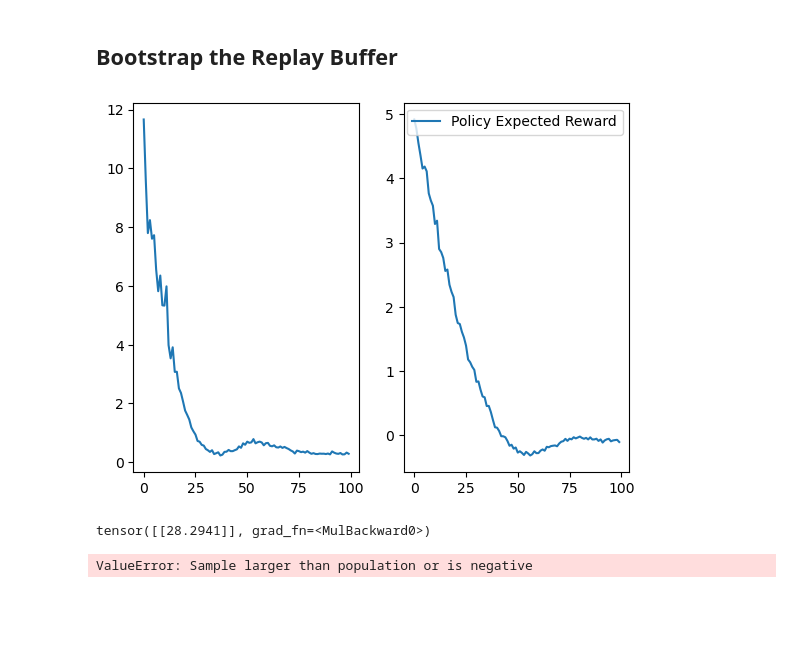
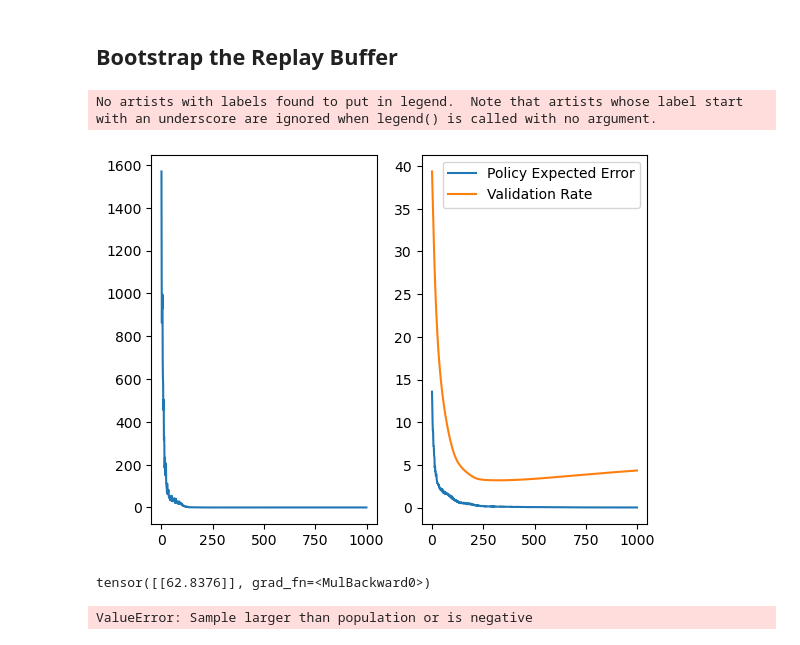
Before and after one commit to ottersome/RL_SamplingRate, a Jupyter notebook: ground_truth.ipynb, the cells around one changed output. Drawn from its saved outputs; the diff is of its cells as text; code cells hidden in the pictures; blank space fills up the shorter version.

Commit message:
Training shows sign of converging in the right numbers with the right seeds.

```diff
--- a/ground_truth.ipynb
+++ b/ground_truth.ipynb
@@ -974,7 +974,7 @@ class Critic(nn.Module):
         x = torch.cat((states, action), dim=1)
         x = F.relu(self.fc1(x))
         x = self.fc2(x)
-        return x
+        return torch.exp(x)
 # Replay buffer
 
 class ReplayBuffer:
@@ -1019,7 +1019,7 @@ class Args2:
   coptimizer_lr = 1e-3
   clipping_limit = 64 # Sampling rate no Bigger than this.
   detection_guesses =10000
-  num_epochs = 100
+  num_epochs = 1000
   num_replay_samples = 1 # How many batches do we sample at a time to learn
 # Data Class
 class MetaState:
@@ -1083,7 +1083,7 @@ def populate_replay_buffer(rbuffer,num_of_examples, guesses_per_rate = 64):
             roe = RaceOfExponentials(args2.length,rates[true_hyps[j]][i],state_limit=args2.state_limit)
             holdTimes_tape, state_tape = roe.generate_history(args2.init_state)
             # Action Performance(Sampling At Rate)
-            tape = quick_sample(smp_rates[i],state_tape,holdTimes_tape,2)
+            tape = quick_sample(smp_rates[i],state_tape,holdTimes_tape,10)
 
             # Get the corresponding Losses
             errors[i] += take_a_guess(tape, p0,p1)  != true_hyps[j]
@@ -1108,7 +1108,8 @@ populate_replay_buffer(rbuffer,args2.batch_size)
 epochs = tqdm(range(args2.num_epochs))
 qvalue_loss = []
 policyExpectedReward = []
-for e in range(args2.num_epochs):
+val_srate = []
+for e in epochs:
     poptimizer.zero_grad()
     coptimizer.zero_grad()
     ########################################
@@ -1123,41 +1124,50 @@ for e in range(args2.num_epochs):
 
     # Since We We are Doing Accuracy We have to create
     ########################################
     # Update Networks
     ########################################
     # Calculate the Losses
     loss_Q = (1/args2.batch_size)*torch.sum(torch.pow(critic(states, actions) - y,2))
     loss_P = (1/args2.batch_size)*torch.sum(critic(states, policy(states)))
 
     # Learn
     loss_Q.backward()
     loss_P.backward()
     poptimizer.step()
     coptimizer.step()
 
     # In this one particular case we have a single point that is global max so it would be
     # best to use optimized policy to do some exploration
     qvalue_loss.append(loss_Q.item())
     policyExpectedReward.append(loss_P.item())
 
-    epochs.set_description('Total Rewards {}, Loss_Q {} and loss_P {}'.format(rewards.sum(), loss_Q.item(), loss_P.item()))
+    # Validate with a known global min:
+    validation_input = torch.tensor([[4/10,12/10,100/10,122/10]])
+    policy.eval()
+    with torch.no_grad():
+        val_srate.append(float(policy(validation_input).squeeze(-1).item()))
+    policy.train()
 
+    epochs.set_description('Val Samp Rate {}, Loss_Q {} and loss_P {}'.format(val_srate[-1], loss_Q.item(), loss_P.item()))
 
     ## Prep for Next Iteration
     # Keep On Adding More Stuff to buffer to learn from
     populate_replay_buffer(rbuffer, args2.batch_size)
 fig, axs = plt.subplots(1,2)
 axs[0].plot(range(len(qvalue_loss)),qvalue_loss,label="Value Estimation Loss")
-axs[1].plot(range(len(policyExpectedReward)),policyExpectedReward,label="Policy Expected Reward")
+plt.legend()
+axs[1].plot(range(len(policyExpectedReward)),policyExpectedReward,label="Policy Expected Error")
+axs[1].plot(range(len(val_srate)),val_srate,label="Validation Rate")
 plt.legend()
 plt.show()
 # %% [output]
+No artists with labels found to put in legend.  Note that artists whose label start with an underscore are ignored when legend() is called with no argument.
-[figure, old version]
+[figure, new version]
 # %%
 inputo = torch.tensor([[4/10,12/10,100/10,122/10]])
 policy(inputo)
 # %% [output]
-tensor([[28.2941]], grad_fn=<MulBackward0>)
+tensor([[62.8376]], grad_fn=<MulBackward0>)
 # %%
 # Runtthe Model
 states, a, rewards = rbuffer.sample()
```
